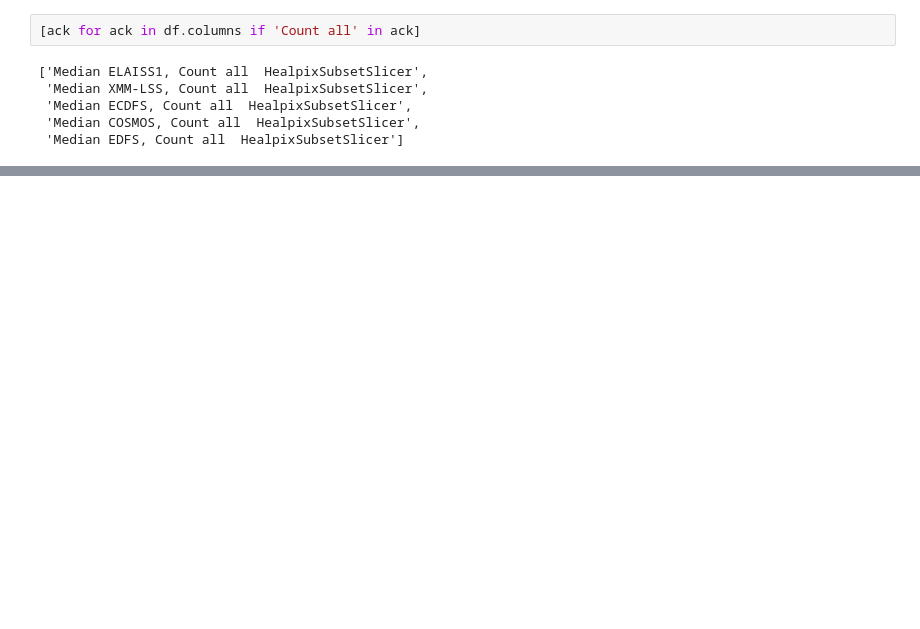
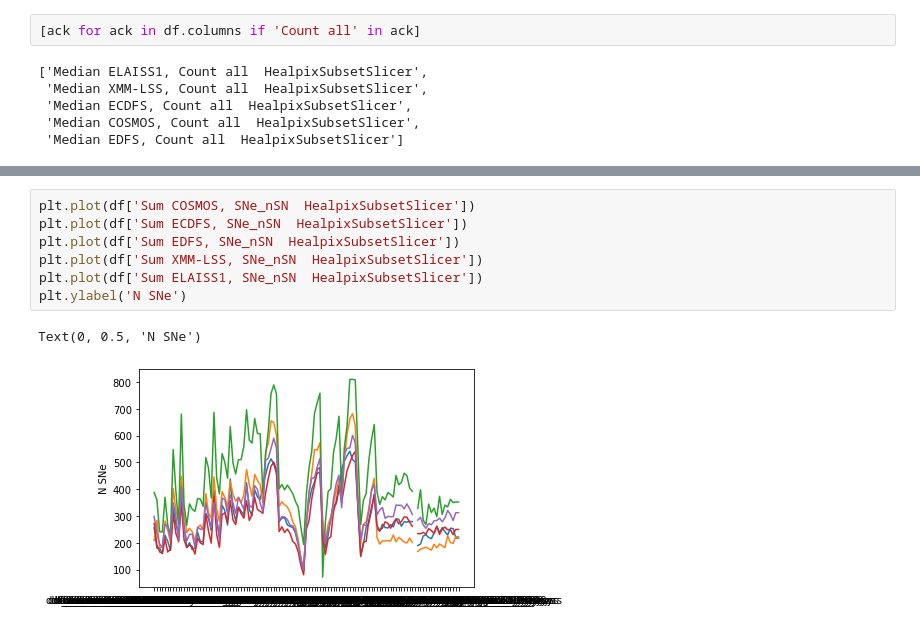
Before and after one commit to lsst-sims/sims_featureScheduler_runs2.1, a Jupyter notebook: maf/combined_look.ipynb, the cells around one changed output, grey strips where cells are left out. Saved outputs shown, nothing was run; the diff lists cells and outputs as text; blank space fills up the shorter version.

```diff
--- a/maf/combined_look.ipynb
+++ b/maf/combined_look.ipynb
@@ -78,0 +102,10 @@ array([ 876. ,  866. ,  867. ,  862. ,  871. ,  870. ,  866. ,  868. ,
+# %%
+plt.plot(df['Sum COSMOS, SNe_nSN  HealpixSubsetSlicer'])
+plt.plot(df['Sum ECDFS, SNe_nSN  HealpixSubsetSlicer'])
+plt.plot(df['Sum EDFS, SNe_nSN  HealpixSubsetSlicer'])
+plt.plot(df['Sum XMM-LSS, SNe_nSN  HealpixSubsetSlicer'])
+plt.plot(df['Sum ELAISS1, SNe_nSN  HealpixSubsetSlicer'])
+plt.ylabel('N SNe')
+# %% [output]
+Text(0, 0.5, 'N SNe')
+[figure, added]
```
Also changed, not shown: parts of 27 cells of this notebook, 2 other files.
